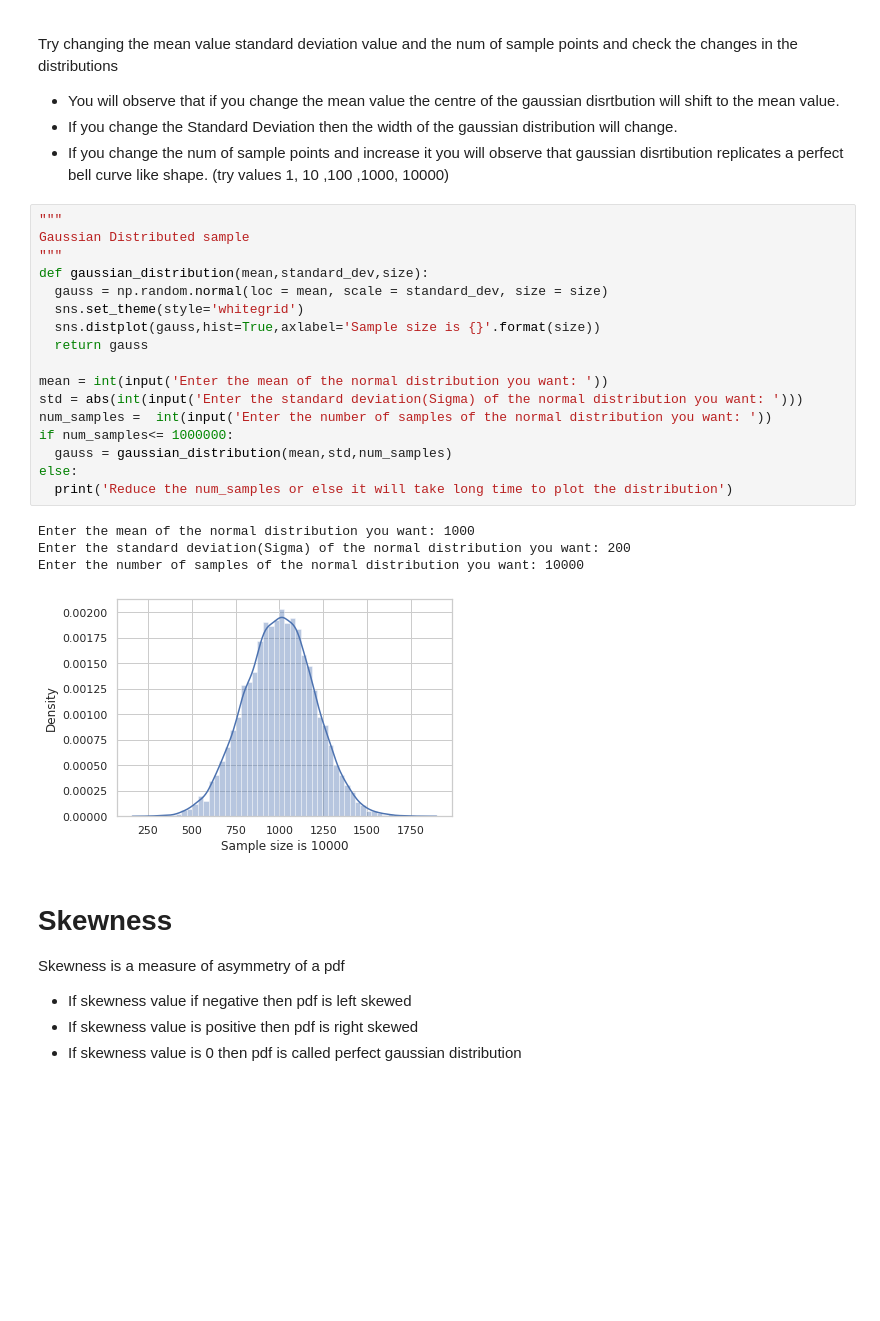
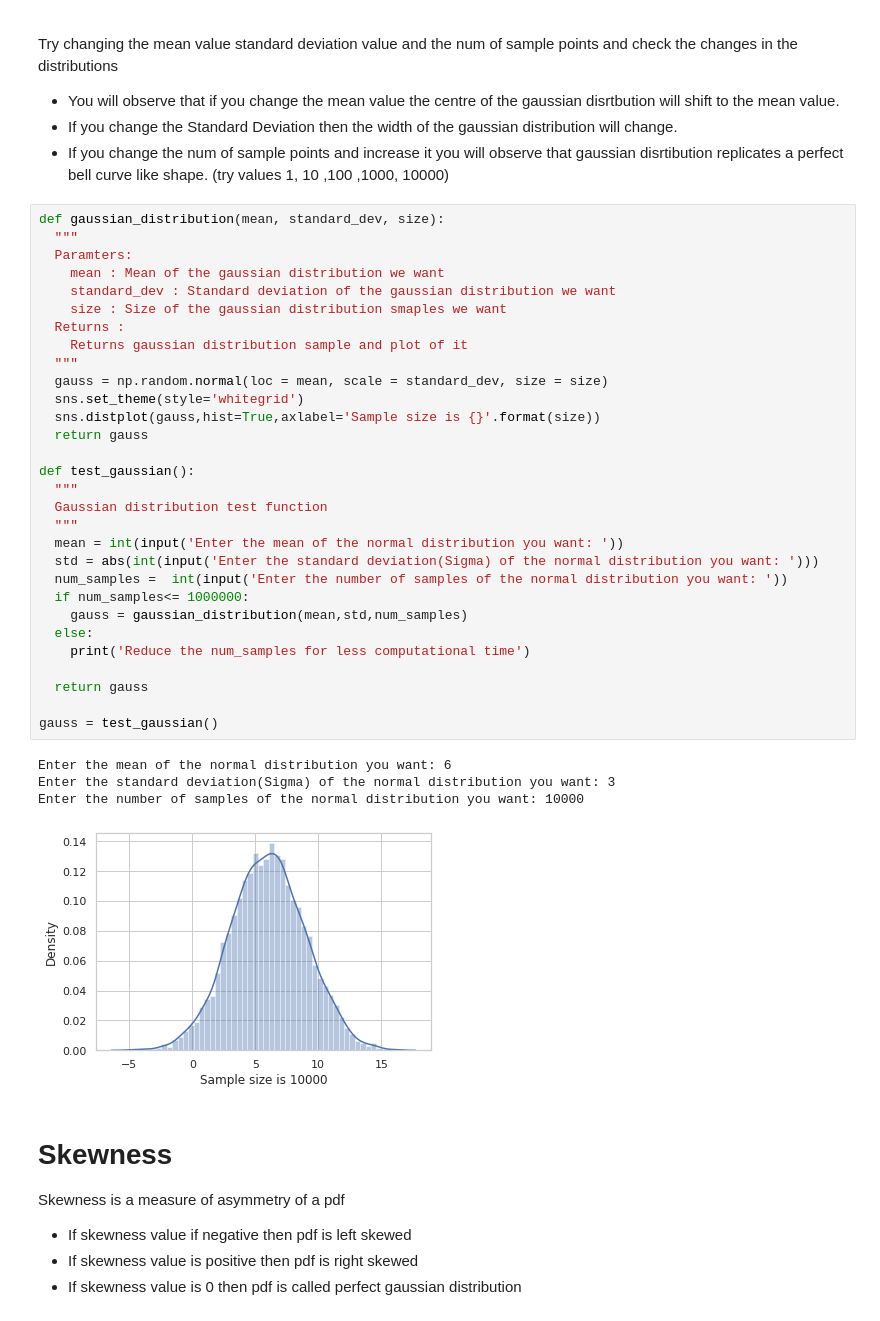
Before and after one commit to AtharvaMusale/ML-Basics-Exploration, a Jupyter notebook: Probability-And-Statistics/Probability_and_Statistics.ipynb, the cells around one changed output. Saved outputs shown, nothing was run; the diff lists cells and outputs as text; blank space fills up the shorter version.

```diff
--- a/Probability-And-Statistics/Probability_and_Statistics.ipynb
+++ b/Probability-And-Statistics/Probability_and_Statistics.ipynb
@@ -47,27 +56,40 @@ Try changing the mean value standard deviation value and the num of sample point
 - If you change the num of sample points and increase it you will observe that gaussian disrtibution replicates a perfect bell curve like shape.
 (try values 1, 10 ,100 ,1000, 10000)
 # %%
-"""
-Gaussian Distributed sample
-"""
-def gaussian_distribution(mean,standard_dev,size):
+def gaussian_distribution(mean, standard_dev, size):
+  """
+  Paramters:
+    mean : Mean of the gaussian distribution we want
+    standard_dev : Standard deviation of the gaussian distribution we want
+    size : Size of the gaussian distribution smaples we want
+  Returns :
+    Returns gaussian distribution sample and plot of it
+  """
   gauss = np.random.normal(loc = mean, scale = standard_dev, size = size)
   sns.set_theme(style='whitegrid')
   sns.distplot(gauss,hist=True,axlabel='Sample size is {}'.format(size))
   return gauss
 
-mean = int(input('Enter the mean of the normal distribution you want: '))
-std = abs(int(input('Enter the standard deviation(Sigma) of the normal distribution you want: ')))
-num_samples =  int(input('Enter the number of samples of the normal distribution you want: '))
-if num_samples<= 1000000:
-  gauss = gaussian_distribution(mean,std,num_samples)
-else:
-  print('Reduce the num_samples or else it will take long time to plot the distribution')
+def test_gaussian():
+  """
+  Gaussian distribution test function
+  """
+  mean = int(input('Enter the mean of the normal distribution you want: '))
+  std = abs(int(input('Enter the standard deviation(Sigma) of the normal distribution you want: ')))
+  num_samples =  int(input('Enter the number of samples of the normal distribution you want: '))
+  if num_samples<= 1000000:
+    gauss = gaussian_distribution(mean,std,num_samples)
+  else:
+    print('Reduce the num_samples for less computational time')
+
+  return gauss
+
+gauss = test_gaussian()
 # %% [output]
-Enter the mean of the normal distribution you want: 1000
-Enter the standard deviation(Sigma) of the normal distribution you want: 200
+Enter the mean of the normal distribution you want: 6
+Enter the standard deviation(Sigma) of the normal distribution you want: 3
 Enter the number of samples of the normal distribution you want: 10000
-[figure, old version]
+[figure, new version]
 # %% [markdown]
 
 # **Skewness**
```
Also changed, not shown: parts of 17 cells of this notebook, 3 other files.
